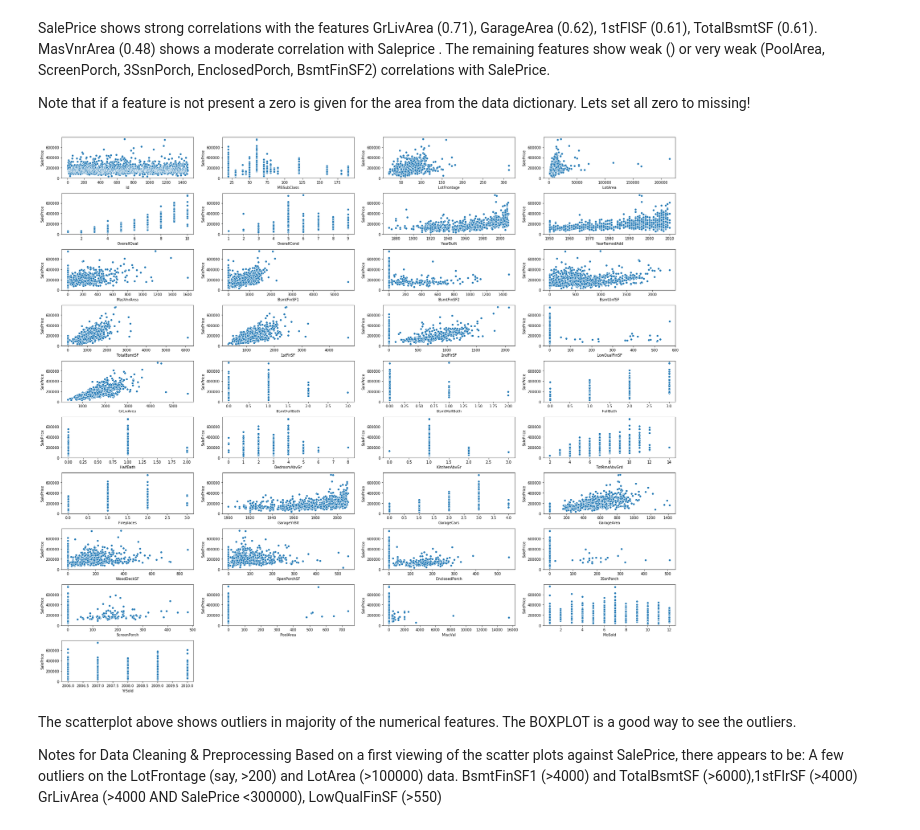
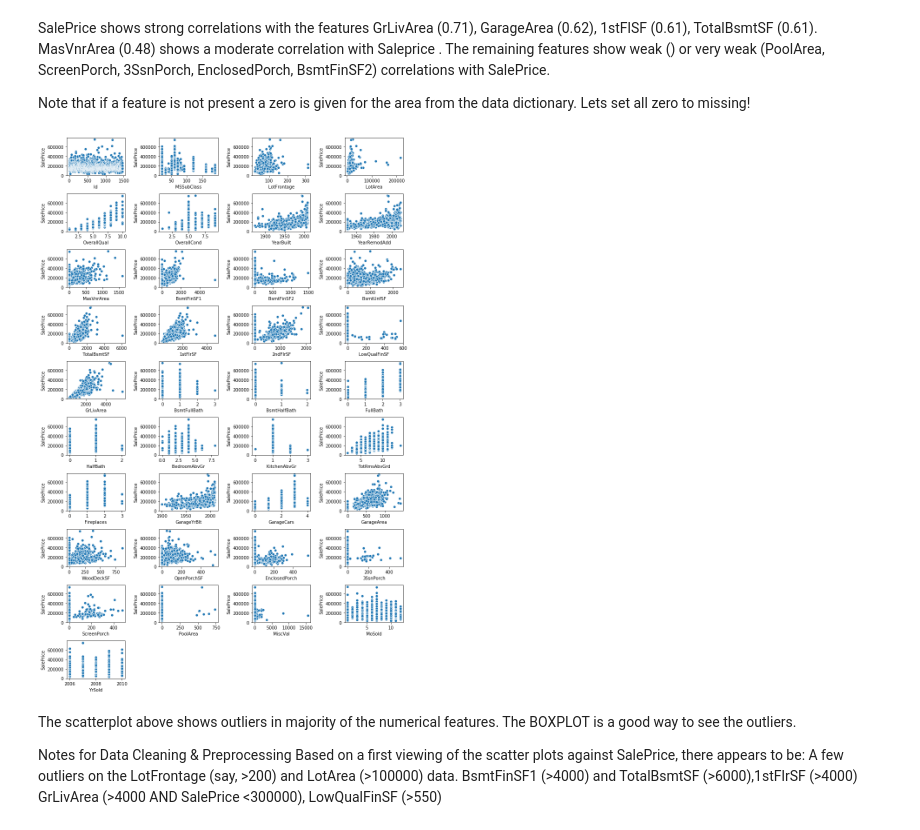
Before and after one commit to Ayanlola2002/Stutern, a Jupyter notebook: HousePricesEDA.ipynb, the cells around one changed output. Saved outputs shown, nothing was run; the diff lists cells and outputs as text; code cells hidden in the pictures.

```diff
--- a/HousePricesEDA.ipynb
+++ b/HousePricesEDA.ipynb
@@ -252,14 +223,14 @@ Note that if a feature is not present a zero is given for the area from the data
 # %%
-f = plt.figure(figsize=(25,30))
+f = plt.figure(figsize=(12,18))
 
 for i in range(len(num_attributes.columns)):
-    f.add_subplot(14,4, i+1)
+    f.add_subplot(10,4, i+1)
     sns.scatterplot(num_attributes.iloc[:,i], target)
 
 plt.tight_layout()
 plt.show()
 # %% [output]
-[figure, old version]
+[figure, new version]
 # %% [markdown]
 The scatterplot above shows outliers in majority of the numerical features.
 The BOXPLOT is a good way to see the outliers.
```
Also changed, not shown: parts of 6 cells of this notebook.
